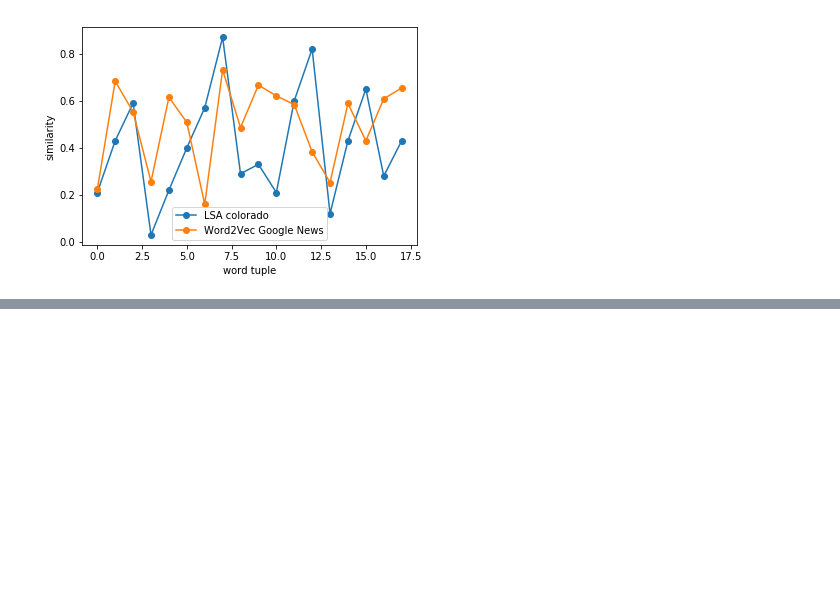
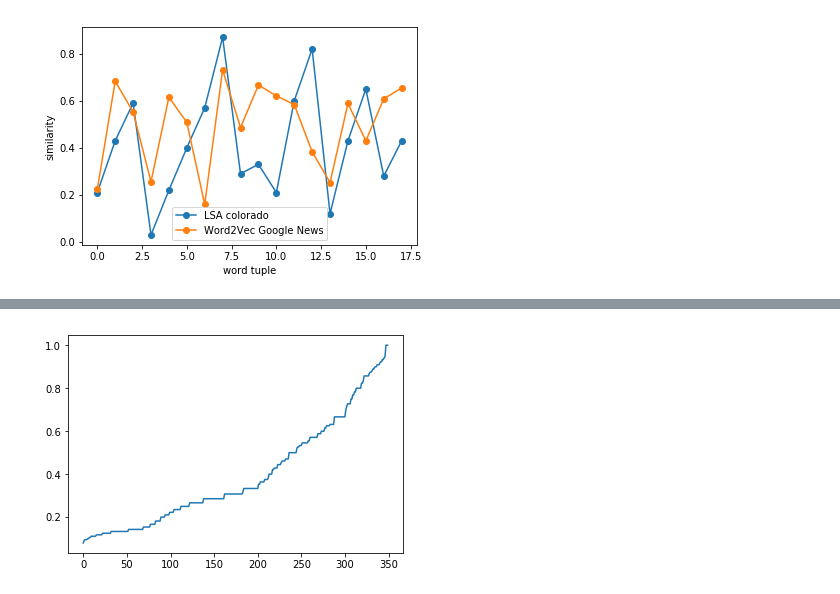
Before and after one commit to turtle-lea/ciencia-de-datos, a Jupyter notebook: tp-6/tp-6.ipynb, the cells around one changed output, grey strips where cells are left out. Saved outputs shown, nothing was run; the diff lists cells and outputs as text; code cells hidden in the pictures; blank space fills up the shorter version.

```diff
--- a/tp-6/tp-6.ipynb
+++ b/tp-6/tp-6.ipynb
@@ -337,0 +365,5 @@ plt.show()
+# %%
+plt.plot(sorted(similarity_wup))
+plt.show()
+# %% [output]
+[figure, added]
```
Also changed, not shown: parts of 20 cells of this notebook.
